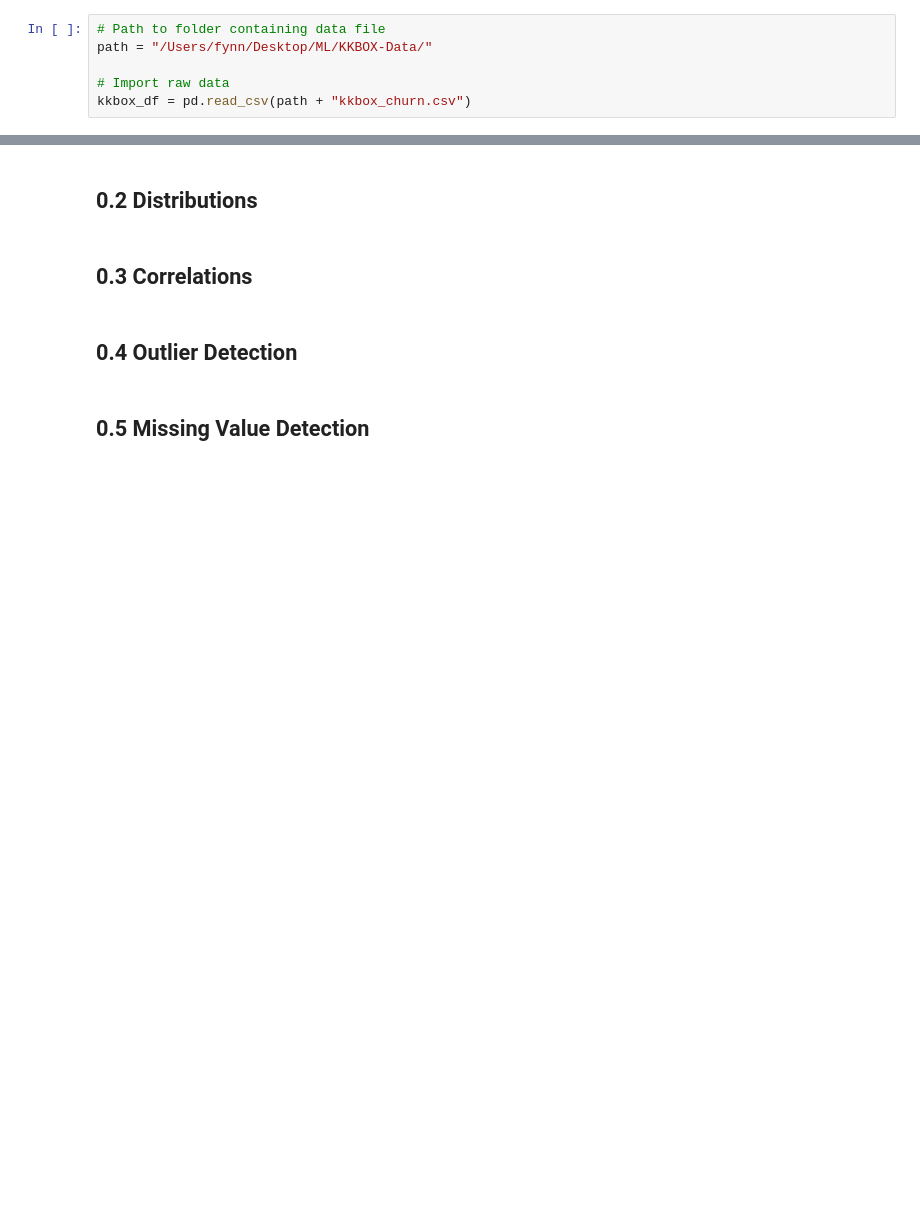
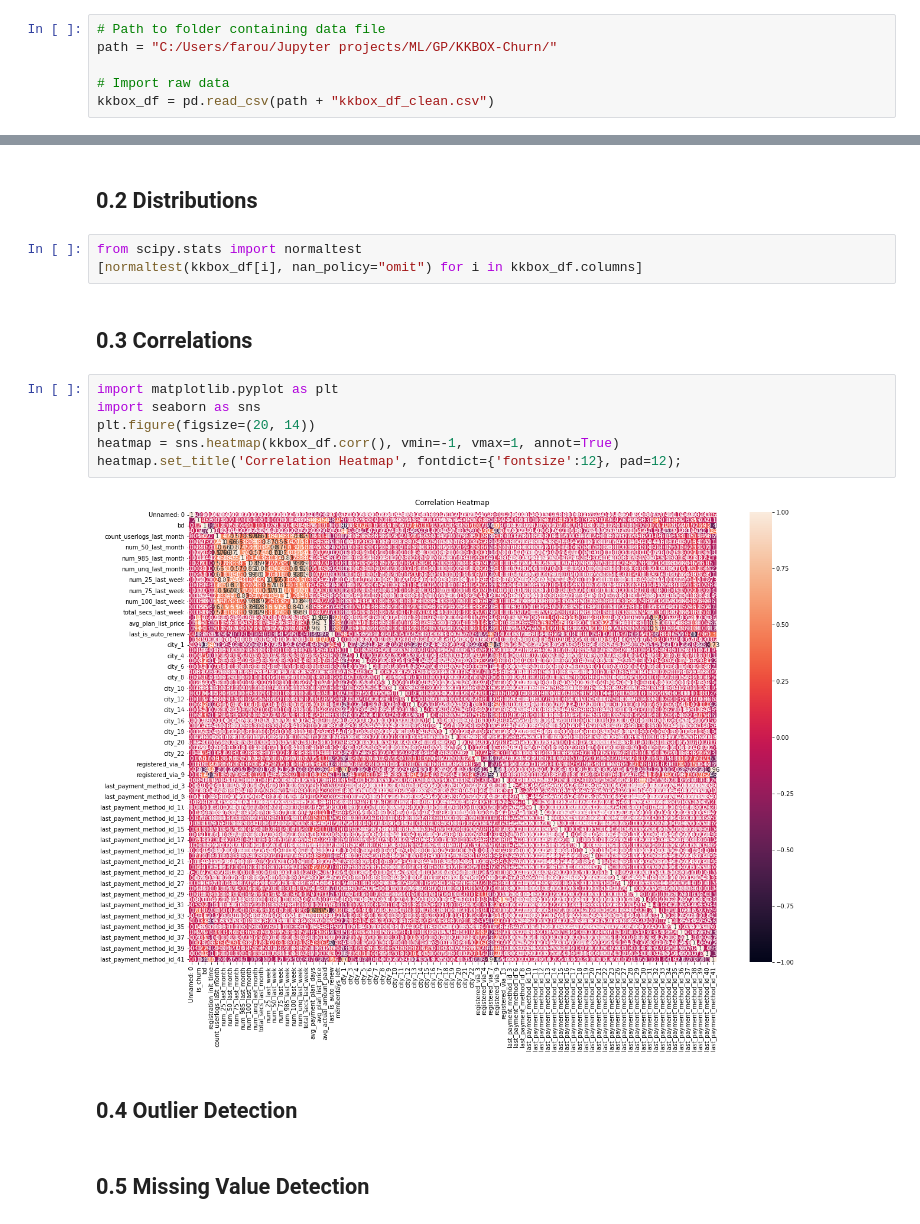
Before and after one commit to fynnoldenburg/KKBOX-Churn-Prediction, a Jupyter notebook: kkbox_machine_learning_2.ipynb, the cells around one changed output, grey strips where cells are left out. Cells and saved outputs as stored; diff of their text form; blank space fills up the shorter version.

```diff
--- a/kkbox_machine_learning_2.ipynb
+++ b/kkbox_machine_learning_2.ipynb
@@ -6,10 +6,10 @@ import numpy as np
 # 0 Exploratory Analysis
 # %%
 # Path to folder containing data file
-path = "/Users/fynn/Desktop/ML/KKBOX-Data/"
+path = "C:/Users/farou/Jupyter projects/ML/GP/KKBOX-Churn/"
 
 # Import raw data
-kkbox_df = pd.read_csv(path + "kkbox_churn.csv")
+kkbox_df = pd.read_csv(path + "kkbox_df_clean.csv")
 # %% [markdown]
 ## 0.1 Summary Statistics
 # %%
@@ -28,7 +50,18 @@ kkbox_df.describe()
 # %% [markdown]
 ## 0.2 Distributions
+# %%
+from scipy.stats import normaltest
+[normaltest(kkbox_df[i], nan_policy="omit") for i in kkbox_df.columns]
 # %% [markdown]
 ## 0.3 Correlations
+# %%
+import matplotlib.pyplot as plt
+import seaborn as sns
+plt.figure(figsize=(20, 14))
+heatmap = sns.heatmap(kkbox_df.corr(), vmin=-1, vmax=1, annot=True)
+heatmap.set_title('Correlation Heatmap', fontdict={'fontsize':12}, pad=12);
+# %% [output]
+[figure, added]
 # %% [markdown]
 ## 0.4 Outlier Detection
 # %% [markdown]
```
Also changed, not shown: parts of 31 cells of this notebook.
